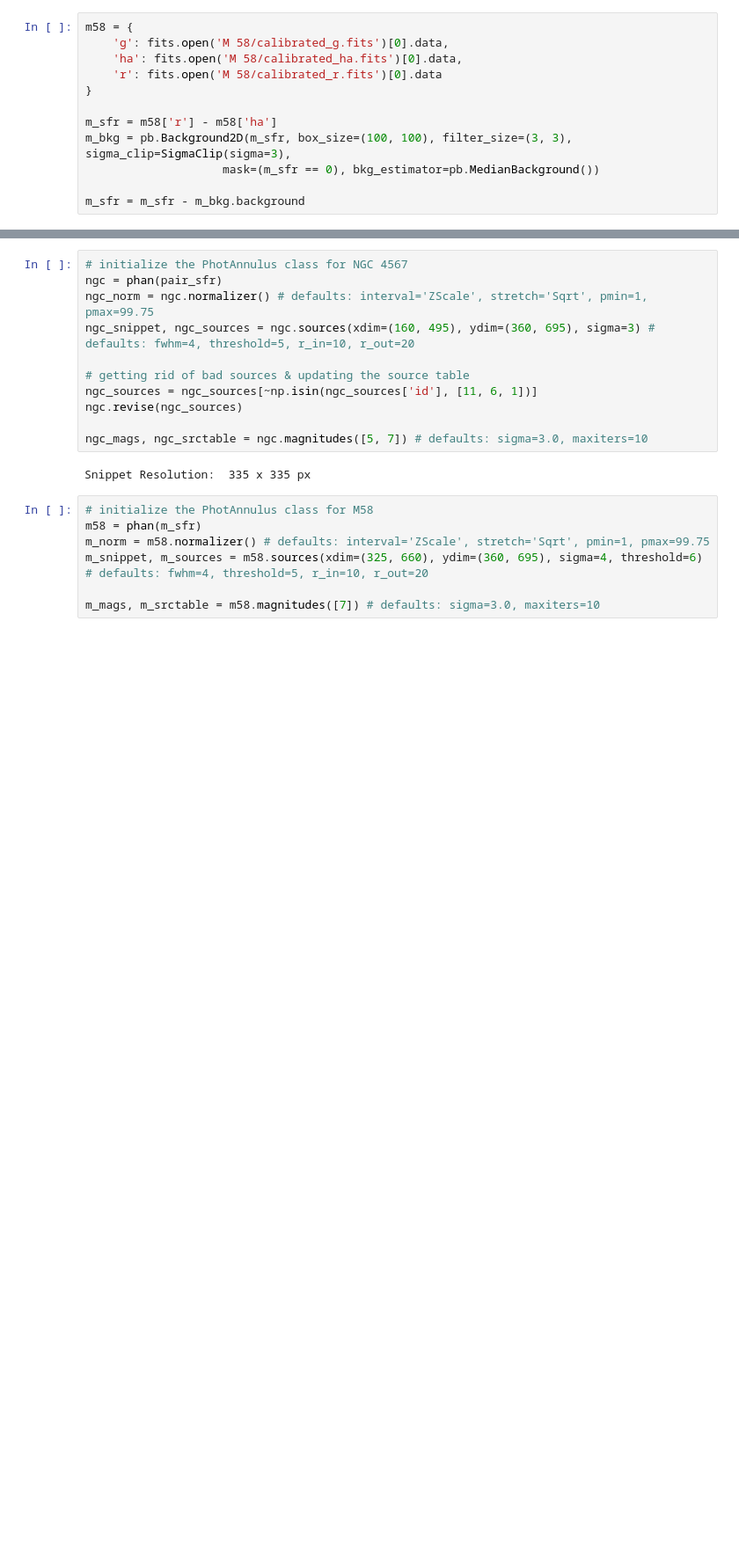
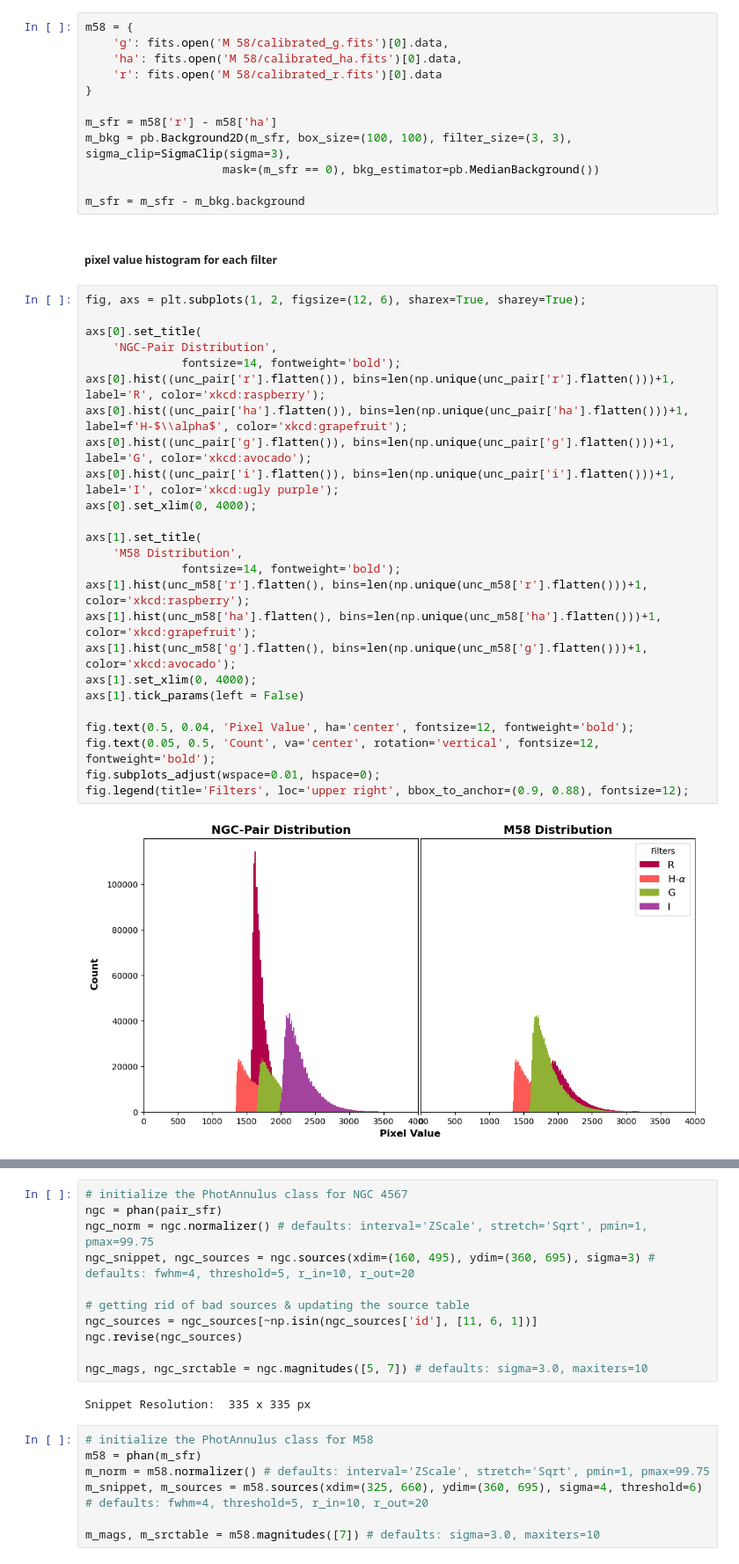
Before and after one commit to emmabacarra/interacting_galaxies, a Jupyter notebook: statistics.ipynb, the cells around one changed output, grey strips where cells are left out. Shown at 88% size. Cells and saved outputs as stored; diff of their text form; blank space fills up the shorter version.

Commit message:
graphs & statistics

```diff
--- a/statistics.ipynb
+++ b/statistics.ipynb
@@ -84,3 +60,32 @@ m_bkg = pb.Background2D(m_sfr, box_size=(100, 100), filter_size=(3, 3), sigma_cl
                     mask=(m_sfr == 0), bkg_estimator=pb.MedianBackground())
 
 m_sfr = m_sfr - m_bkg.background
+# %% [markdown]
+##### pixel value histogram for each filter
+# %%
+fig, axs = plt.subplots(1, 2, figsize=(12, 6), sharex=True, sharey=True);
+
+axs[0].set_title(
+    'NGC-Pair Distribution',
+              fontsize=14, fontweight='bold');
+axs[0].hist((unc_pair['r'].flatten()), bins=len(np.unique(unc_pair['r'].flatten()))+1, label='R', color='xkcd:raspberry');
+axs[0].hist((unc_pair['ha'].flatten()), bins=len(np.unique(unc_pair['ha'].flatten()))+1, label=f'H-$\\alpha$', color='xkcd:grapefruit');
+axs[0].hist((unc_pair['g'].flatten()), bins=len(np.unique(unc_pair['g'].flatten()))+1, label='G', color='xkcd:avocado');
+axs[0].hist((unc_pair['i'].flatten()), bins=len(np.unique(unc_pair['i'].flatten()))+1, label='I', color='xkcd:ugly purple');
+axs[0].set_xlim(0, 4000);
+
+axs[1].set_title(
+    'M58 Distribution',
+              fontsize=14, fontweight='bold');
+axs[1].hist(unc_m58['r'].flatten(), bins=len(np.unique(unc_m58['r'].flatten()))+1, color='xkcd:raspberry');
+axs[1].hist(unc_m58['ha'].flatten(), bins=len(np.unique(unc_m58['ha'].flatten()))+1, color='xkcd:grapefruit');
+axs[1].hist(unc_m58['g'].flatten(), bins=len(np.unique(unc_m58['g'].flatten()))+1, color='xkcd:avocado');
+axs[1].set_xlim(0, 4000);
+axs[1].tick_params(left = False)
+
+fig.text(0.5, 0.04, 'Pixel Value', ha='center', fontsize=12, fontweight='bold');
+fig.text(0.05, 0.5, 'Count', va='center', rotation='vertical', fontsize=12, fontweight='bold');
+fig.subplots_adjust(wspace=0.01, hspace=0);
+fig.legend(title='Filters', loc='upper right', bbox_to_anchor=(0.9, 0.88), fontsize=12);
+# %% [output]
+[figure, added]
```
Also changed, not shown: parts of 10 cells of this notebook.
